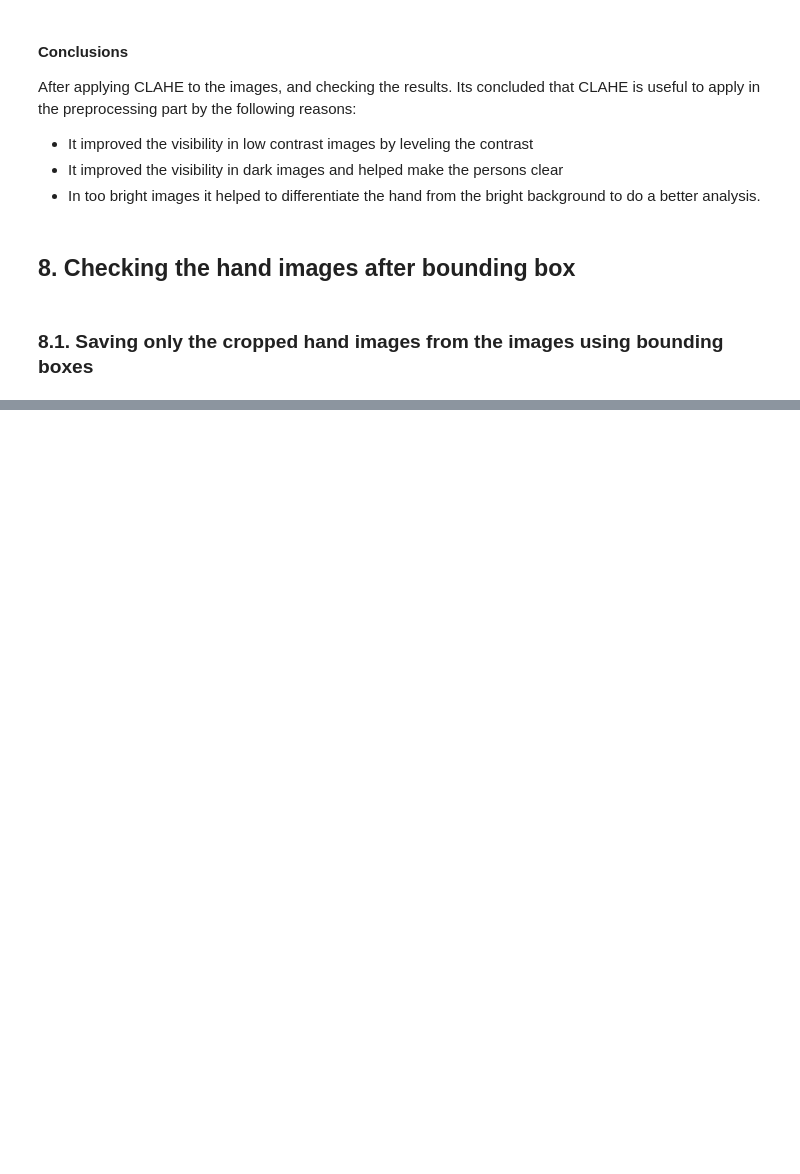
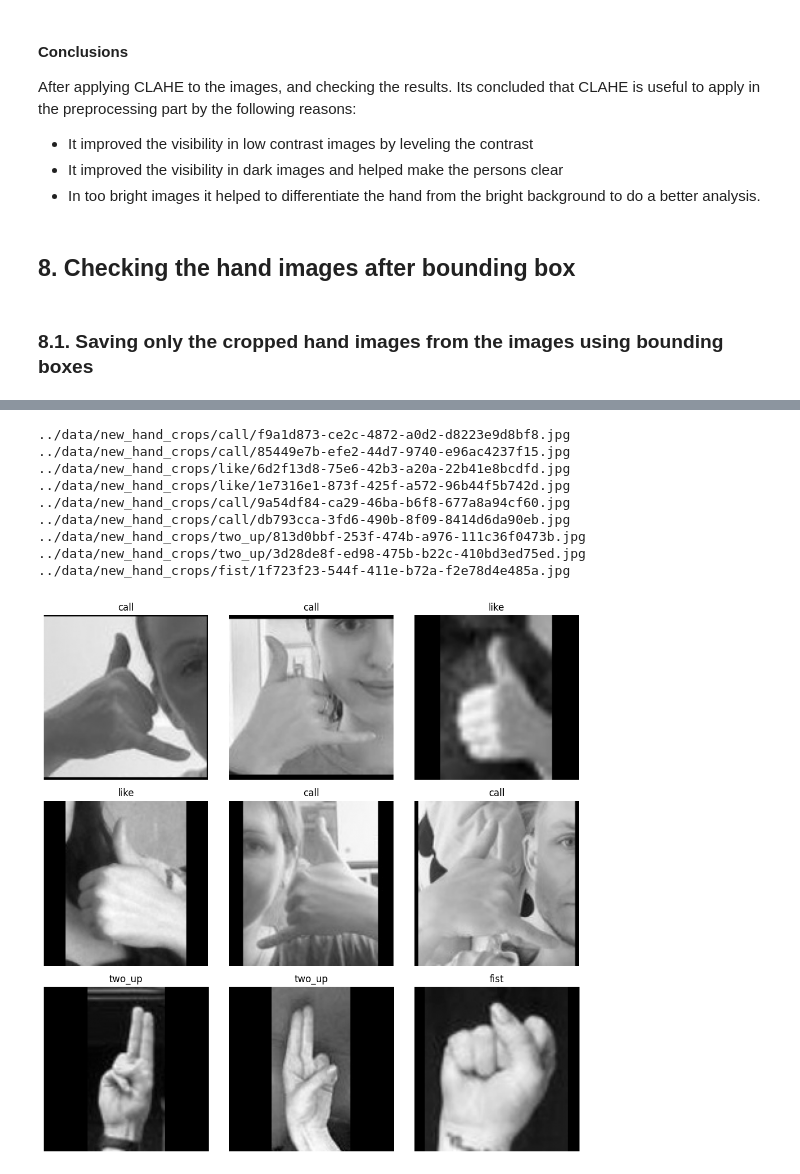
Before and after one commit to DiegoMucha/WaveSlide, a Jupyter notebook: notebooks/01_data_understanding.ipynb, the cells around one changed output, grey strips where cells are left out. Cells and saved outputs as stored; diff of their text form; code cells hidden in the pictures; blank space fills up the shorter version.

```diff
--- a/notebooks/01_data_understanding.ipynb
+++ b/notebooks/01_data_understanding.ipynb
@@ -546,0 +633,3 @@ output_root.mkdir(parents=False, exist_ok=True)
+# %%
+# Defining target size
+target_size = 128
@@ -546,0 +688,49 @@ output_root.mkdir(parents=False, exist_ok=True)
+# %%
+# Resize the image to the target size
+import cv2
+import numpy as np
+
+for path in df_testing_hands["image_path"]:
+    img = cv2.imread(path, cv2.IMREAD_GRAYSCALE)
+    h, w = img.shape[:2]
+    scale = target_size / max(h, w)
+    new_w = int(w * scale)
+    new_h = int(h * scale)
+    resized = cv2.resize(img, (new_w, new_h))
+
+    canvas = np.zeros(
+        (target_size, target_size),
+        dtype=np.uint8
+    )
+    x_offset = (target_size - new_w) // 2
+    y_offset = (target_size - new_h) // 2
+    canvas[
+        y_offset:y_offset+new_h,
+        x_offset:x_offset+new_w
+    ] = resized
+    cv2.imwrite(path, canvas)
+# %%
+# Visualizing the new resized hand images
+sample = df_testing_hands.sample(9, random_state=42)
+
+fig, axes = plt.subplots(3, 3, figsize=(10, 10))
+for ax, (_, row) in zip(axes.flatten(), sample.iterrows()):
+    print(row["image_path"])
+    img = cv2.imread(row["image_path"], cv2.IMREAD_GRAYSCALE)
+    ax.imshow(img, cmap="gray")
+    ax.set_title(row["label"])
+    ax.axis("off")
+
+plt.tight_layout()
+plt.show()
+# %% [output]
+../data/new_hand_crops/call/f9a1d873-ce2c-4872-a0d2-d8223e9d8bf8.jpg
+../data/new_hand_crops/call/85449e7b-efe2-44d7-9740-e96ac4237f15.jpg
+../data/new_hand_crops/like/6d2f13d8-75e6-42b3-a20a-22b41e8bcdfd.jpg
+../data/new_hand_crops/like/1e7316e1-873f-425f-a572-96b44f5b742d.jpg
+../data/new_hand_crops/call/9a54df84-ca29-46ba-b6f8-677a8a94cf60.jpg
+../data/new_hand_crops/call/db793cca-3fd6-490b-8f09-8414d6da90eb.jpg
+../data/new_hand_crops/two_up/813d0bbf-253f-474b-a976-111c36f0473b.jpg
+../data/new_hand_crops/two_up/3d28de8f-ed98-475b-b22c-410bd3ed75ed.jpg
+../data/new_hand_crops/fist/1f723f23-544f-411e-b72a-f2e78d4e485a.jpg
+[figure, added]
```
Also changed, not shown: parts of 15 cells of this notebook, 2 other files.
